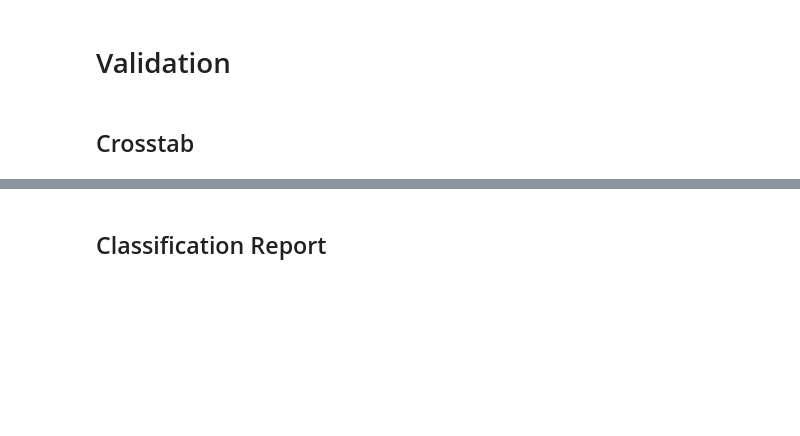
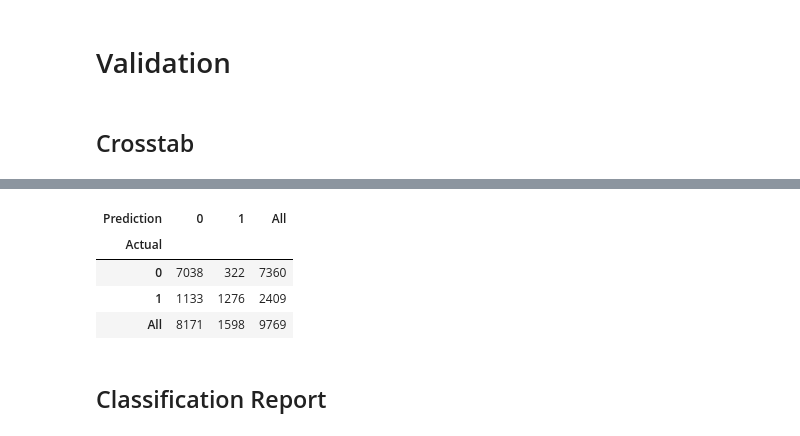
Before and after one commit to abdellahML/us-income, a Jupyter notebook: modeling.ipynb, the cells around one changed output, grey strips where cells are left out. Saved outputs shown, nothing was run; the diff lists cells and outputs as text; code cells hidden in the pictures; blank space fills up the shorter version.

```diff
--- a/modeling.ipynb
+++ b/modeling.ipynb
@@ -123,3 +185,13 @@ pd.crosstab(y_test, y_pred,
+# %%
+pd.crosstab(y_test, y_pred_roc,
+            rownames=["Actual"],
+            colnames=["Prediction"], margins=True)
+# %% [output]
+| Prediction | 0 | 1 | All |
+| Actual |  |  |  |
+| 0 | 7038 | 322 | 7360 |
+| 1 | 1133 | 1276 | 2409 |
+| All | 8171 | 1598 | 9769 |
 # %% [markdown]
 ## Classification Report
 # %%
```
Also changed, not shown: parts of 44 cells of this notebook, 2 other files.
